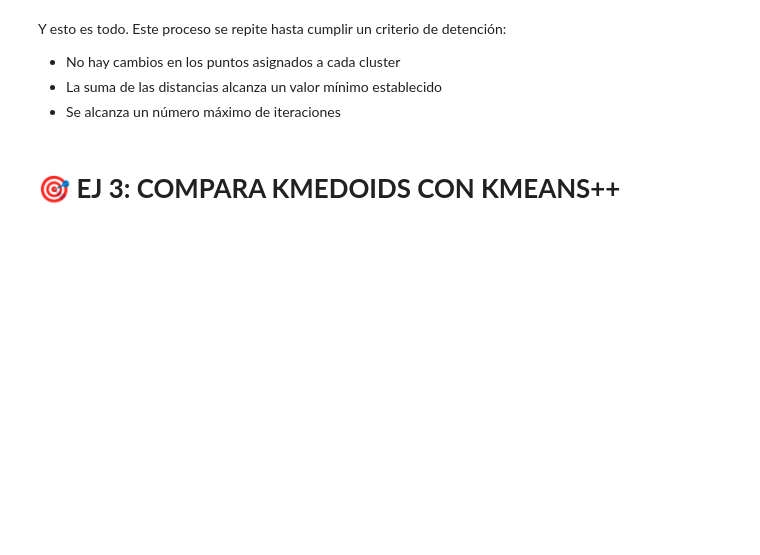
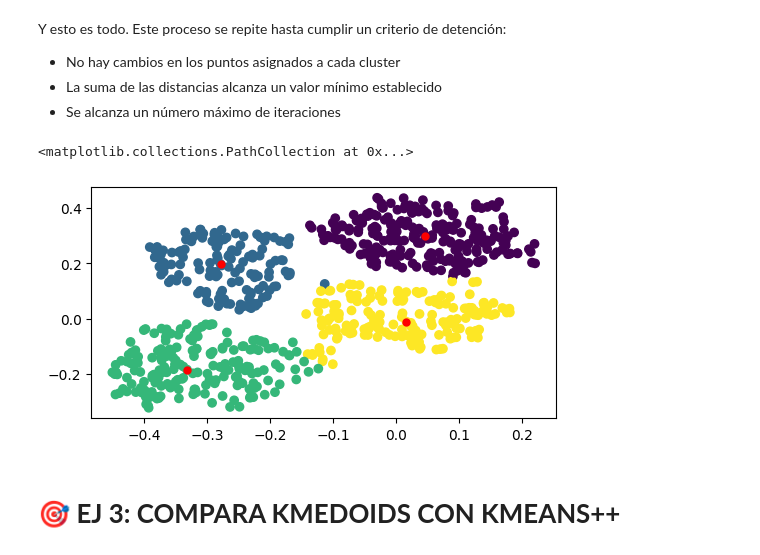
Before and after one commit to SandraNavarrete-docente/aprendizaje-automatico-252601, a Jupyter notebook: 04-MODELOS-NO-SUPERVISADOS/4_4_Métodos_de_clustering_basados_en_particiones_V3.ipynb, the cells around one changed output. Cells and saved outputs as stored; diff of their text form; code cells hidden in the pictures; blank space fills up the shorter version.

```diff
--- a/04-MODELOS-NO-SUPERVISADOS/4_4_Métodos_de_clustering_basados_en_particiones_V3.ipynb
+++ b/04-MODELOS-NO-SUPERVISADOS/4_4_Métodos_de_clustering_basados_en_particiones_V3.ipynb
@@ -152,7 +170,7 @@ Y esto es todo. Este proceso se repite hasta cumplir un criterio de detención:
 *   Se alcanza un número máximo de iteraciones
 # %%
 def MyKMedoide(Dx, K):
-  cDx =  ## P6. Tu código aquí ##
+  cDx = paso1_elije_medoides(K, Dx)
   # Flag de convergencia
   iterando = True
   Dyp = np.zeros(Dx.shape[0])
@@ -160,16 +178,20 @@ def MyKMedoide(Dx, K):
     # Vector auxiliar para guardar los centros de la iteración pasada
     # necesarios para identificar la convergencia
     cDx_ant = cDx.copy()
-    Dyp = ## P7. Tu código aquí ##
+    Dyp = paso2_asigna_puntos(Dx, cDx)
+
     # Calcular los nuevos centros
-    cDx =  ## P8. Tu código aquí ##
+    cDx = paso3_actualiza_medoides(Dx, cDx, Dyp, K)
     iterando = (np.absolute(np.sum(cDx-cDx_ant)) > 0.00001)
   return cDx, Dyp
 # %%
 cDx, Dyp = MyKMedoide(Dx, 4)
 fig, ax = plt.subplots(figsize=(6,3))
 ax.scatter(Dx[:,0],Dx[:,1], c=Dyp)
-ax.scatter(cDx[:,0],cDx[:,1], marker='*', s=200, c='r')
+ax.scatter(cDx[:,0],cDx[:,1], marker='.', s=100, c='r')
+# %% [output]
+<matplotlib.collections.PathCollection at 0x...>
+[figure, added]
 # %% [markdown]
 # 🎯 **EJ 3: COMPARA KMEDOIDS CON KMEANS++**
 # %%
```
Also changed, not shown: parts of 14 cells of this notebook.
